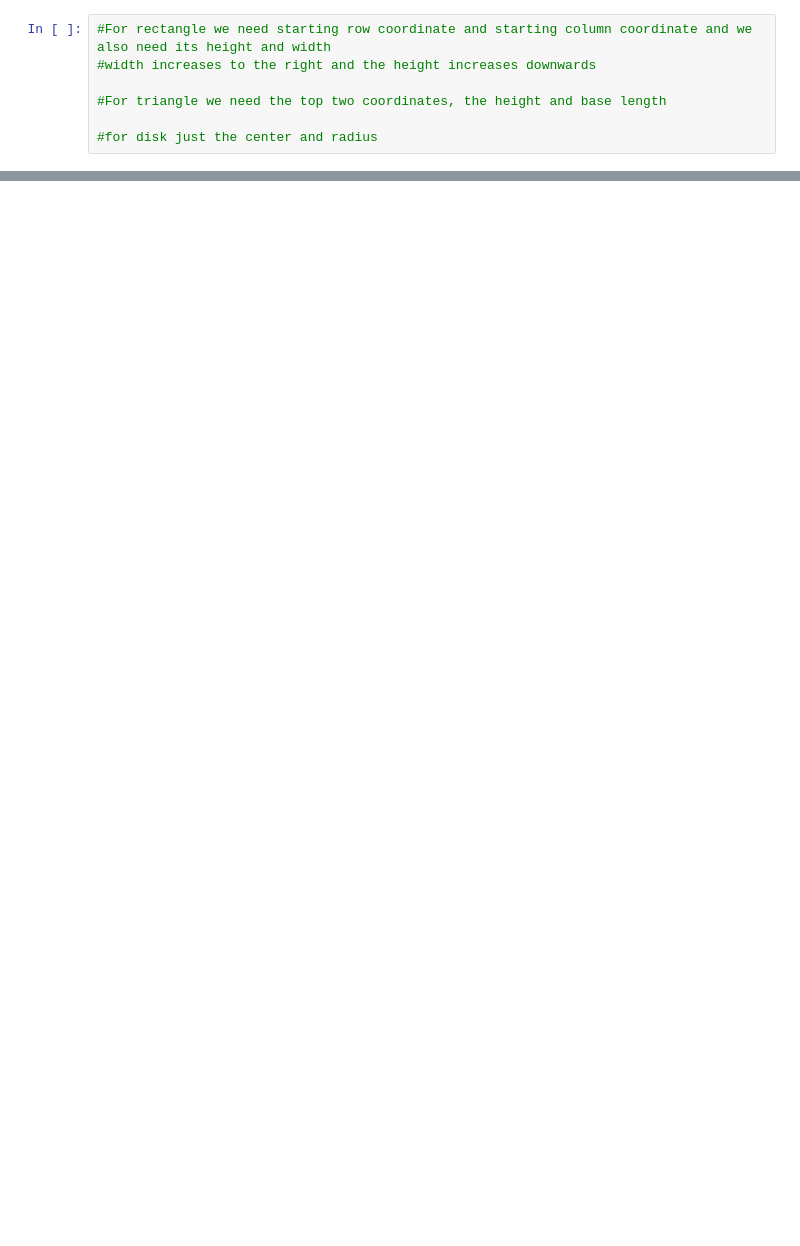
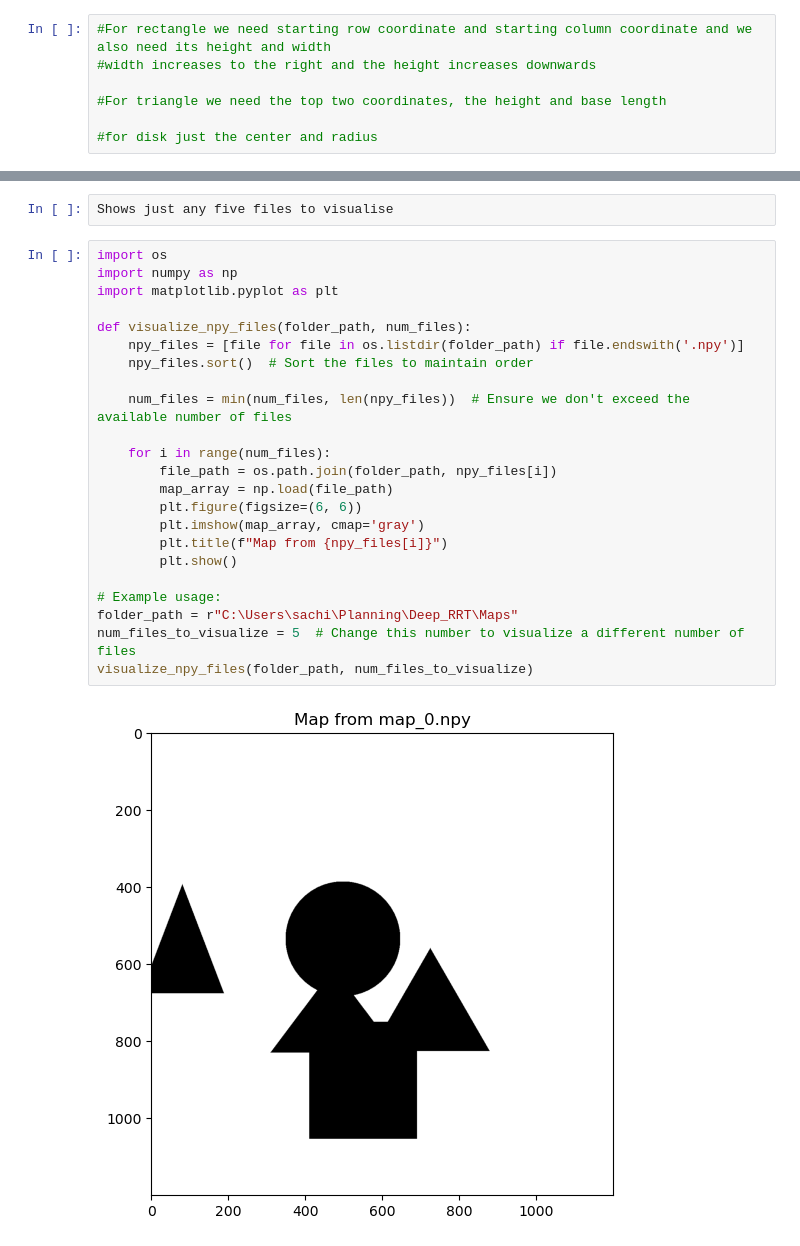
Before and after one commit to kashifansaricodes/Dynamic-Deep-RRT-Star, a Jupyter notebook: DeepRRT.ipynb, the cells around one changed output, grey strips where cells are left out. Cells and saved outputs as stored; diff of their text form; blank space fills up the shorter version.

```diff
--- a/DeepRRT.ipynb
+++ b/DeepRRT.ipynb
@@ -102,0 +326,27 @@ visualize_map(map_array)
+# %%
+Shows just any five files to visualise
+# %%
+import os
+import numpy as np
+import matplotlib.pyplot as plt
+
+def visualize_npy_files(folder_path, num_files):
+    npy_files = [file for file in os.listdir(folder_path) if file.endswith('.npy')]
+    npy_files.sort()  # Sort the files to maintain order
+
+    num_files = min(num_files, len(npy_files))  # Ensure we don't exceed the available number of files
+
+    for i in range(num_files):
+        file_path = os.path.join(folder_path, npy_files[i])
+        map_array = np.load(file_path)
+        plt.figure(figsize=(6, 6))
+        plt.imshow(map_array, cmap='gray')
+        plt.title(f"Map from {npy_files[i]}")
+        plt.show()
+
+# Example usage:
+folder_path = r"C:\Users\sachi\Planning\Deep_RRT\Maps"
+num_files_to_visualize = 5  # Change this number to visualize a different number of files
+visualize_npy_files(folder_path, num_files_to_visualize)
+# %% [output]
+[figure, added]
```
Also changed, not shown: parts of 10 cells of this notebook.
